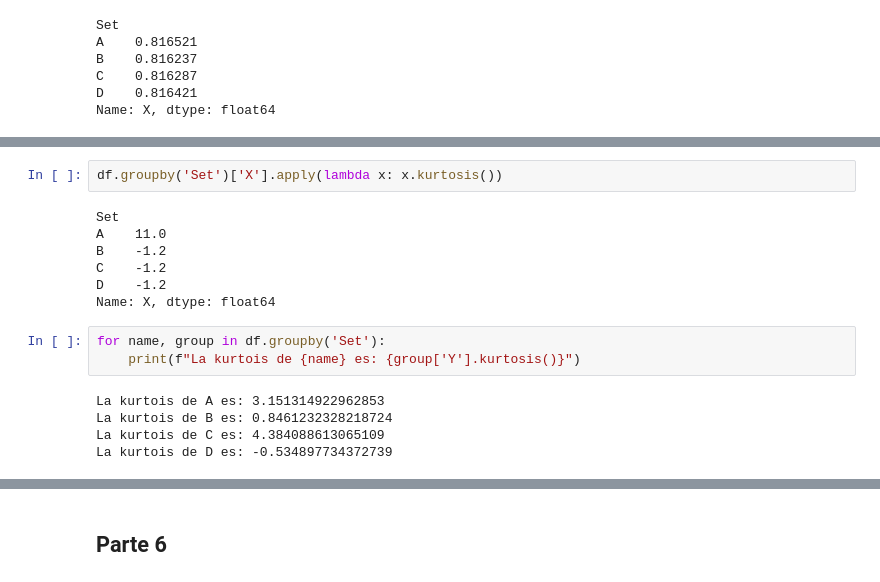
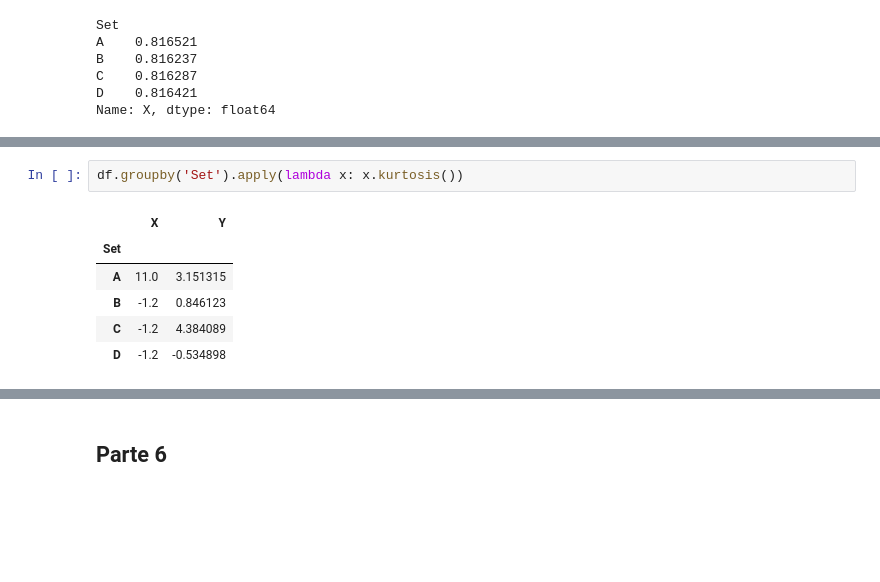
Before and after one commit to IIC2115/Syllabus-2024-1, a Jupyter notebook: Ayudantías/Ayudantía 2/E1/E1.ipynb, the cells around one changed output, grey strips where cells are left out. Cells and saved outputs as stored; diff of their text form; blank space fills up the shorter version.

```diff
--- a/Ayudantías/Ayudantía 2/E1/E1.ipynb
+++ b/Ayudantías/Ayudantía 2/E1/E1.ipynb
@@ -148,17 +289,9 @@ La kurtois de D es: -1.2000000000000002
 # %%
-df.groupby('Set')['X'].apply(lambda x: x.kurtosis())
+df.groupby('Set').apply(lambda x: x.kurtosis())
 # %% [output]
-Set
-A    11.0
-B    -1.2
-C    -1.2
-D    -1.2
-Name: X, dtype: float64
+|  | X | Y |
+| Set |  |  |
+| A | 11.0 | 3.151315 |
+| B | -1.2 | 0.846123 |
+| C | -1.2 | 4.384089 |
+| D | -1.2 | -0.534898 |
-# %%
-for name, group in df.groupby('Set'):
-    print(f"La kurtois de {name} es: {group['Y'].kurtosis()}")
-# %% [output]
-La kurtois de A es: 3.151314922962853
-La kurtois de B es: 0.8461232328218724
-La kurtois de C es: 4.384088613065109
-La kurtois de D es: -0.534897734372739
```
Also changed, not shown: parts of 36 cells of this notebook.
